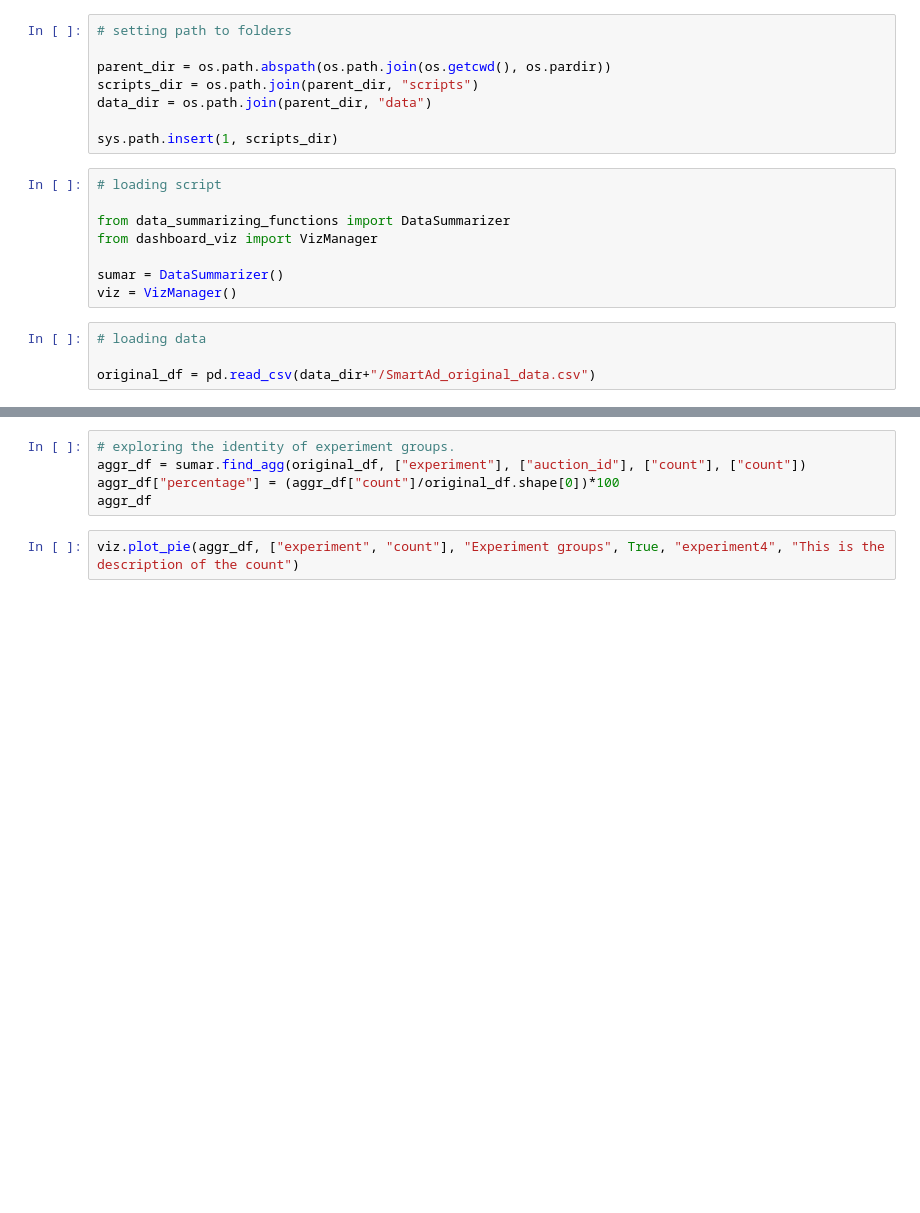
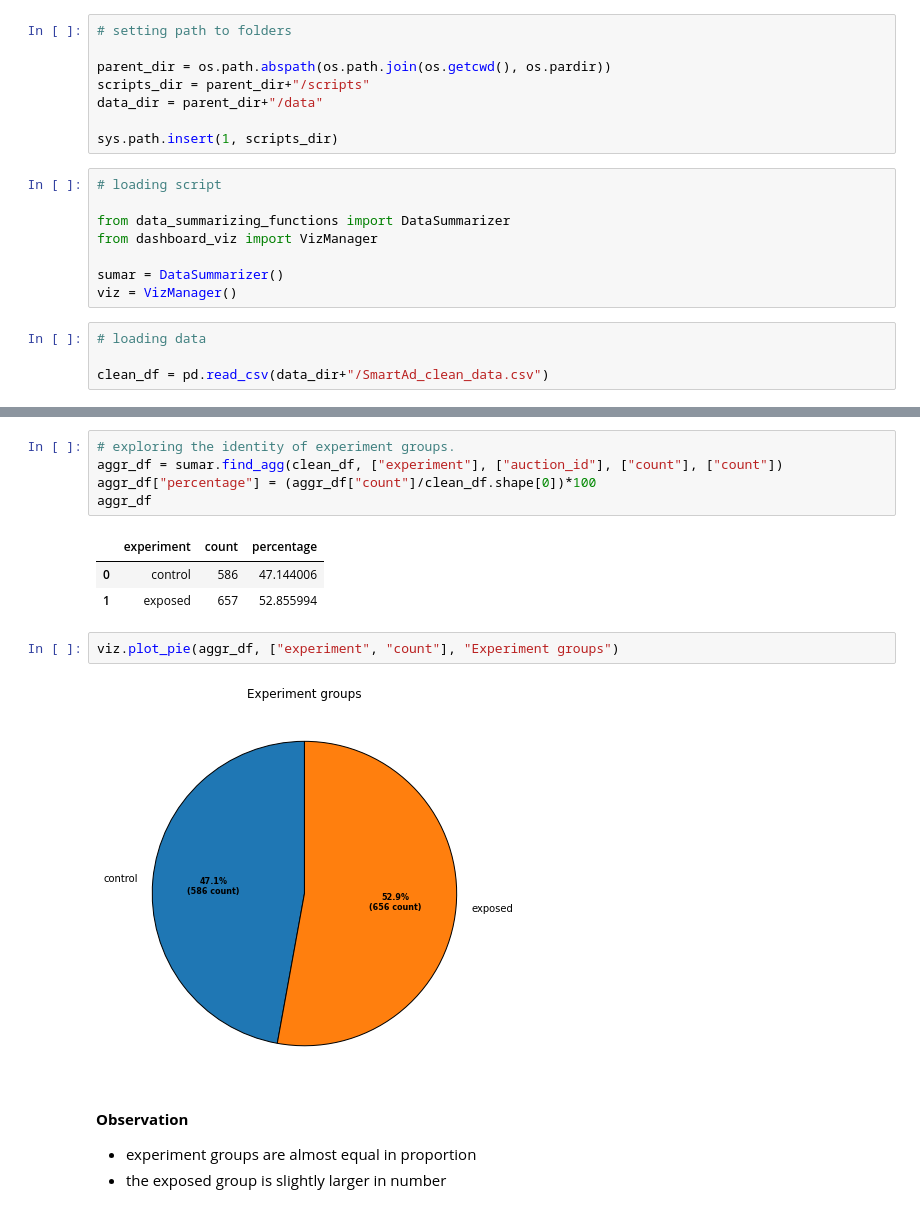
Before and after one commit to benbel376/SmartAd_service_analysis, a Jupyter notebook: notebooks/data_overview.ipynb, the cells around one changed output, grey strips where cells are left out. Saved outputs shown, nothing was run; the diff lists cells and outputs as text; blank space fills up the shorter version.

```diff
--- a/notebooks/data_overview.ipynb
+++ b/notebooks/data_overview.ipynb
@@ -7,8 +13,8 @@ import numpy as np
 # setting path to folders
 
 parent_dir = os.path.abspath(os.path.join(os.getcwd(), os.pardir))
-scripts_dir = os.path.join(parent_dir, "scripts")
-data_dir = os.path.join(parent_dir, "data")
+scripts_dir = parent_dir+"/scripts"
+data_dir = parent_dir+"/data"
 
 sys.path.insert(1, scripts_dir)
 # %%
@@ -22,4 +28,4 @@ viz = VizManager()
 # %%
 # loading data
 
-original_df = pd.read_csv(data_dir+"/SmartAd_original_data.csv")
+clean_df = pd.read_csv(data_dir+"/SmartAd_clean_data.csv")
@@ -32,7 +50,17 @@ original_df.head()
 # %%
 # exploring the identity of experiment groups.
-aggr_df = sumar.find_agg(original_df, ["experiment"], ["auction_id"], ["count"], ["count"])
-aggr_df["percentage"] = (aggr_df["count"]/original_df.shape[0])*100
+aggr_df = sumar.find_agg(clean_df, ["experiment"], ["auction_id"], ["count"], ["count"])
+aggr_df["percentage"] = (aggr_df["count"]/clean_df.shape[0])*100
 aggr_df
+# %% [output]
+|  | experiment | count | percentage |
+| 0 | control | 586 | 47.144006 |
+| 1 | exposed | 657 | 52.855994 |
 # %%
-viz.plot_pie(aggr_df, ["experiment", "count"], "Experiment groups", True, "experiment4", "This is the description of the count")
+viz.plot_pie(aggr_df, ["experiment", "count"], "Experiment groups")
+# %% [output]
+[figure, added]
+# %% [markdown]
+**Observation**
+- experiment groups are almost equal in proportion
+- the exposed group is slightly larger in number
```
Also changed, not shown: parts of 12 cells of this notebook, 3 other files.
